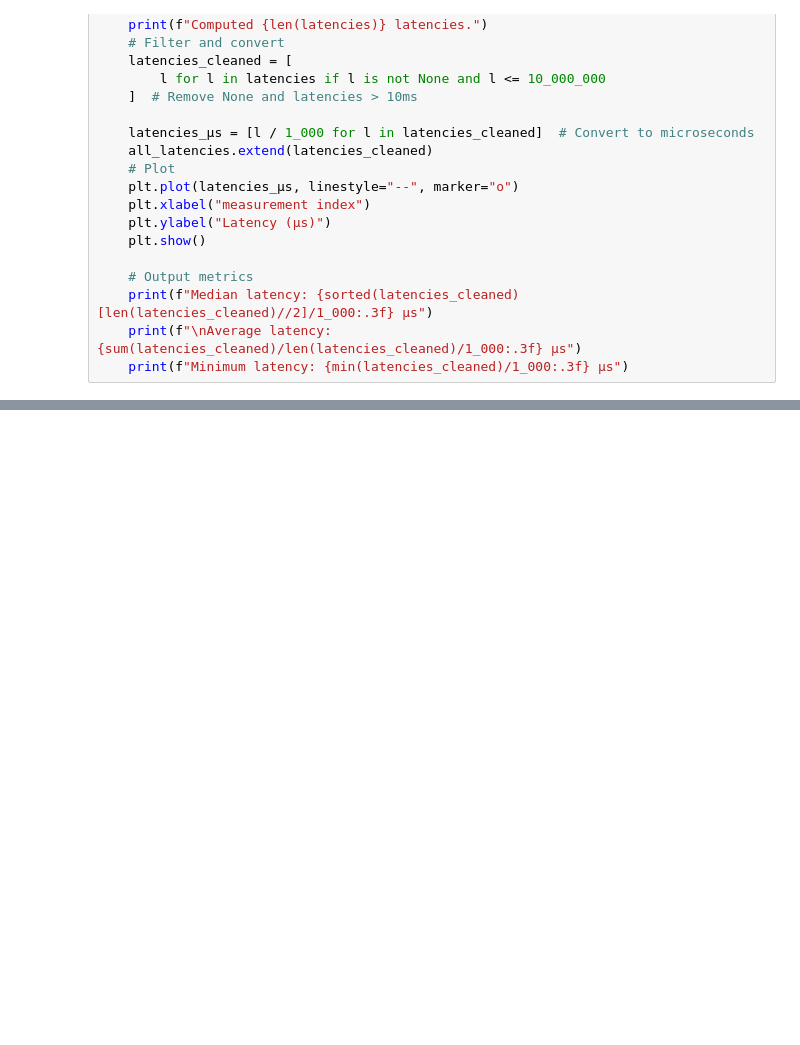
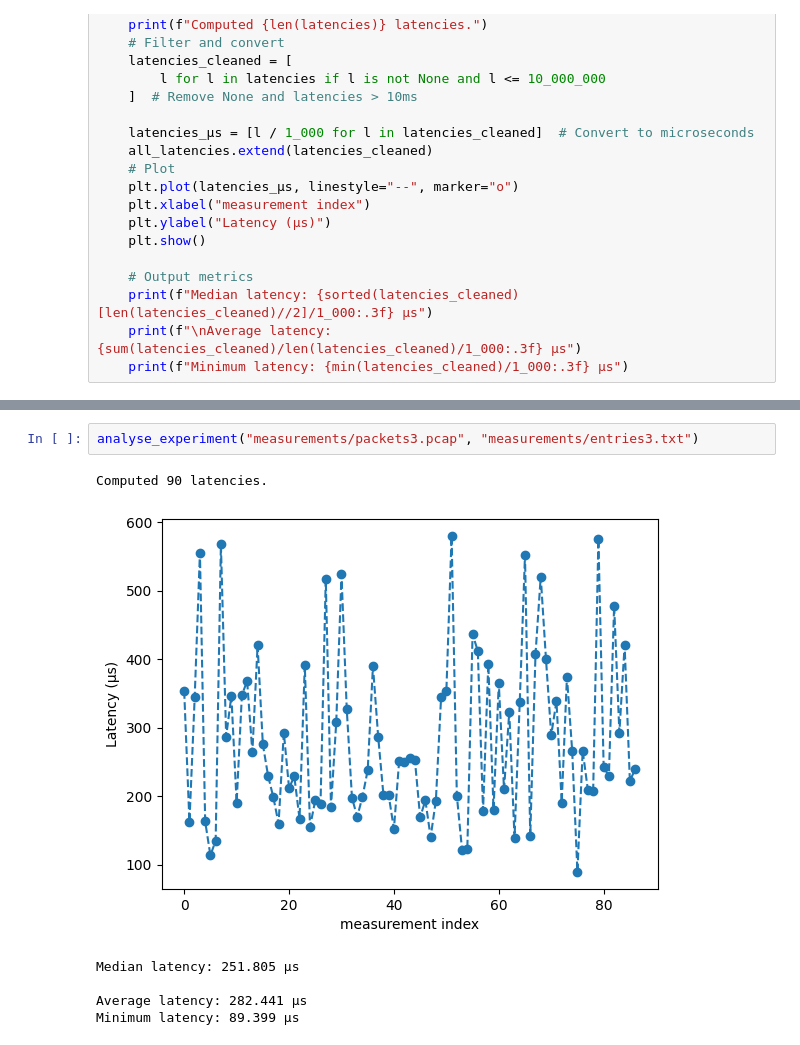
Before and after one commit to gespel/XenoFlow, a Jupyter notebook: experiments/entry_latency/entry_latency.ipynb, the cells around one changed output, grey strips where cells are left out. Saved outputs shown, nothing was run; the diff lists cells and outputs as text; blank space fills up the shorter version.

```diff
--- a/experiments/entry_latency/entry_latency.ipynb
+++ b/experiments/entry_latency/entry_latency.ipynb
@@ -183,0 +107,9 @@ analyse_experiment("measurements/packets2.pcap", "measurements/entries2.txt")
+# %%
+analyse_experiment("measurements/packets3.pcap", "measurements/entries3.txt")
+# %% [output]
+Computed 90 latencies.
+[figure, added]
+Median latency: 251.805 μs
+
+Average latency: 282.441 μs
+Minimum latency: 89.399 μs
```
Also changed, not shown: parts of 16 cells of this notebook.
